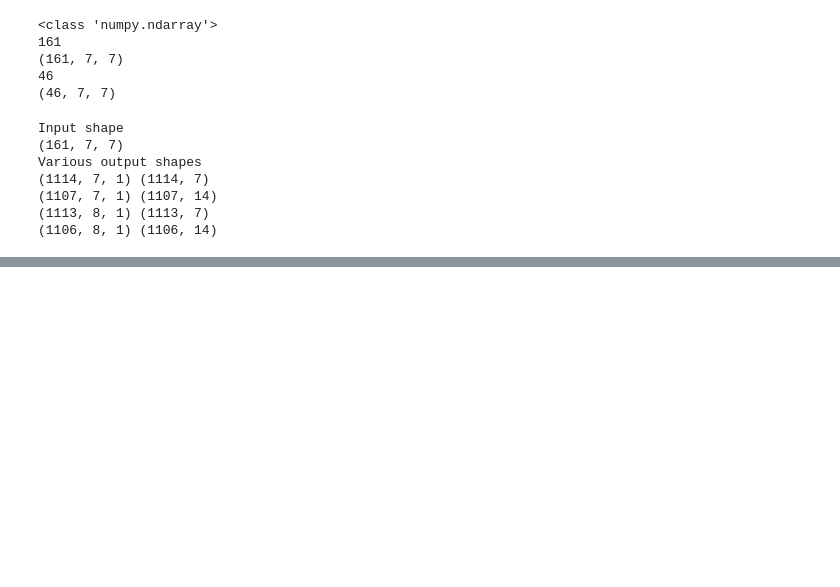
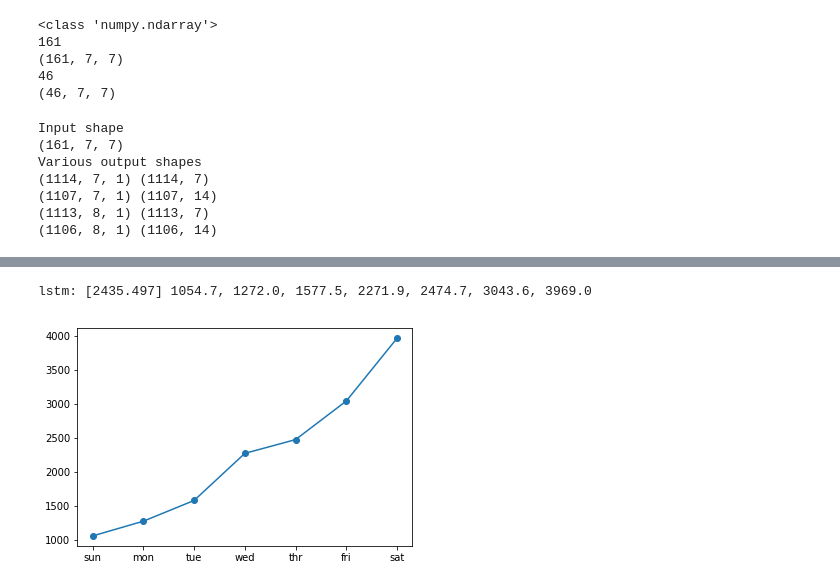
Before and after one commit to swetambers/energy_usage_data, a Jupyter notebook: 5. LSTMs for Energy Usage Forecasting.ipynb, the cells around one changed output, grey strips where cells are left out. Saved outputs shown, nothing was run; the diff lists cells and outputs as text; code cells hidden in the pictures; blank space fills up the shorter version.

```diff
--- a/5. LSTMs for Energy Usage Forecasting.ipynb
+++ b/5. LSTMs for Energy Usage Forecasting.ipynb
@@ -282,0 +403,15 @@ cnn: [584.891] 566.7, 645.6, 526.2, 592.6, 503.8, 618.2, 626.7
+# %%
+# split into train and test
+train, test = split_dataset(daily_groups.values)
+# evaluate model and get scores
+n_input = 7
+score, scores = evaluate_model(train, test, n_input, epochs=20)
+# summarize scores
+summarize_scores('lstm', score, scores)
+# plot scores
+days = ['sun', 'mon', 'tue', 'wed', 'thr', 'fri', 'sat']
+plt.plot(days, scores, marker='o', label='lstm')
+plt.show()
+# %% [output]
+lstm: [2435.497] 1054.7, 1272.0, 1577.5, 2271.9, 2474.7, 3043.6, 3969.0
+[figure, added]
```
Also changed, not shown: parts of 13 cells of this notebook.
